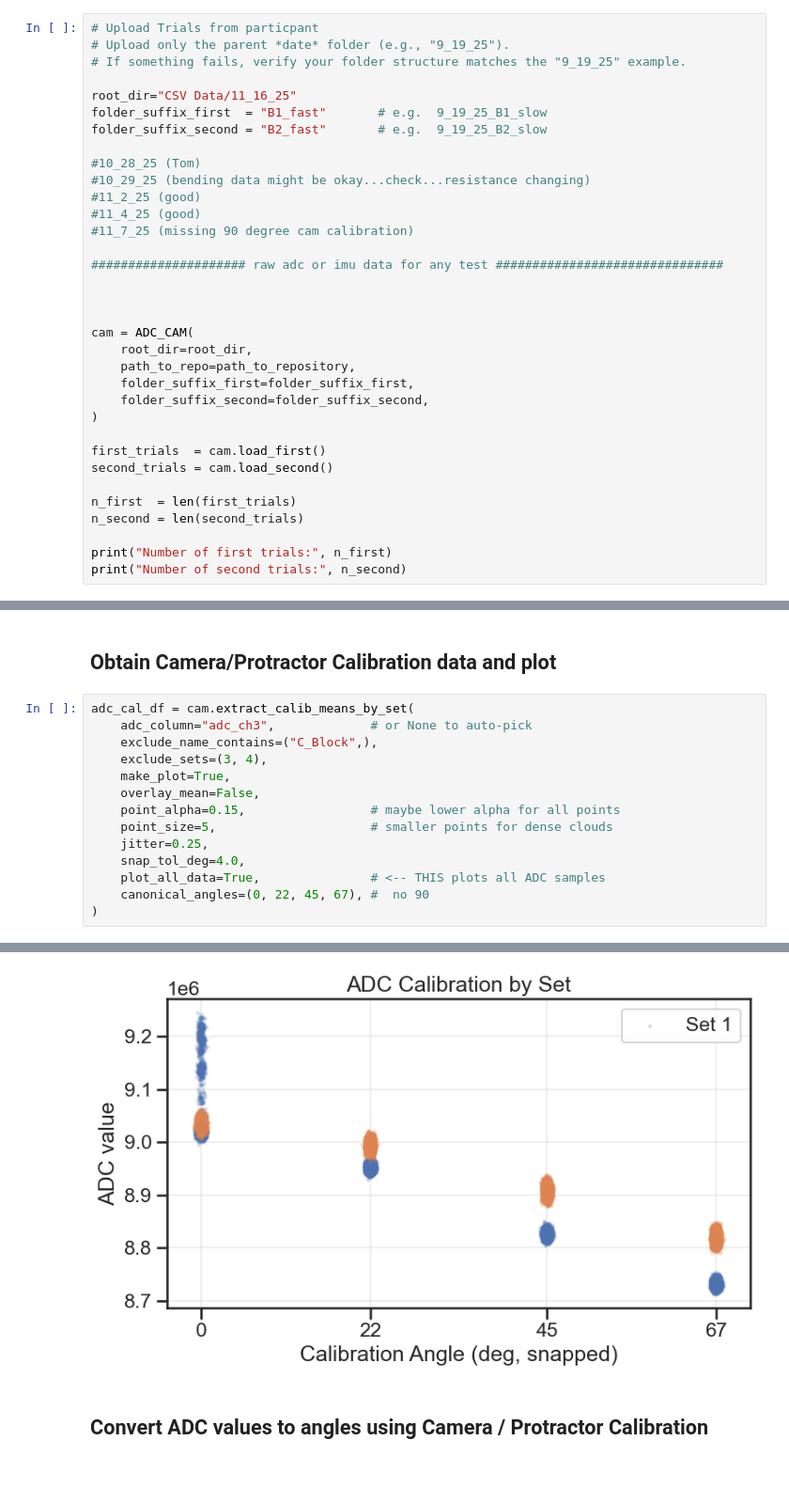
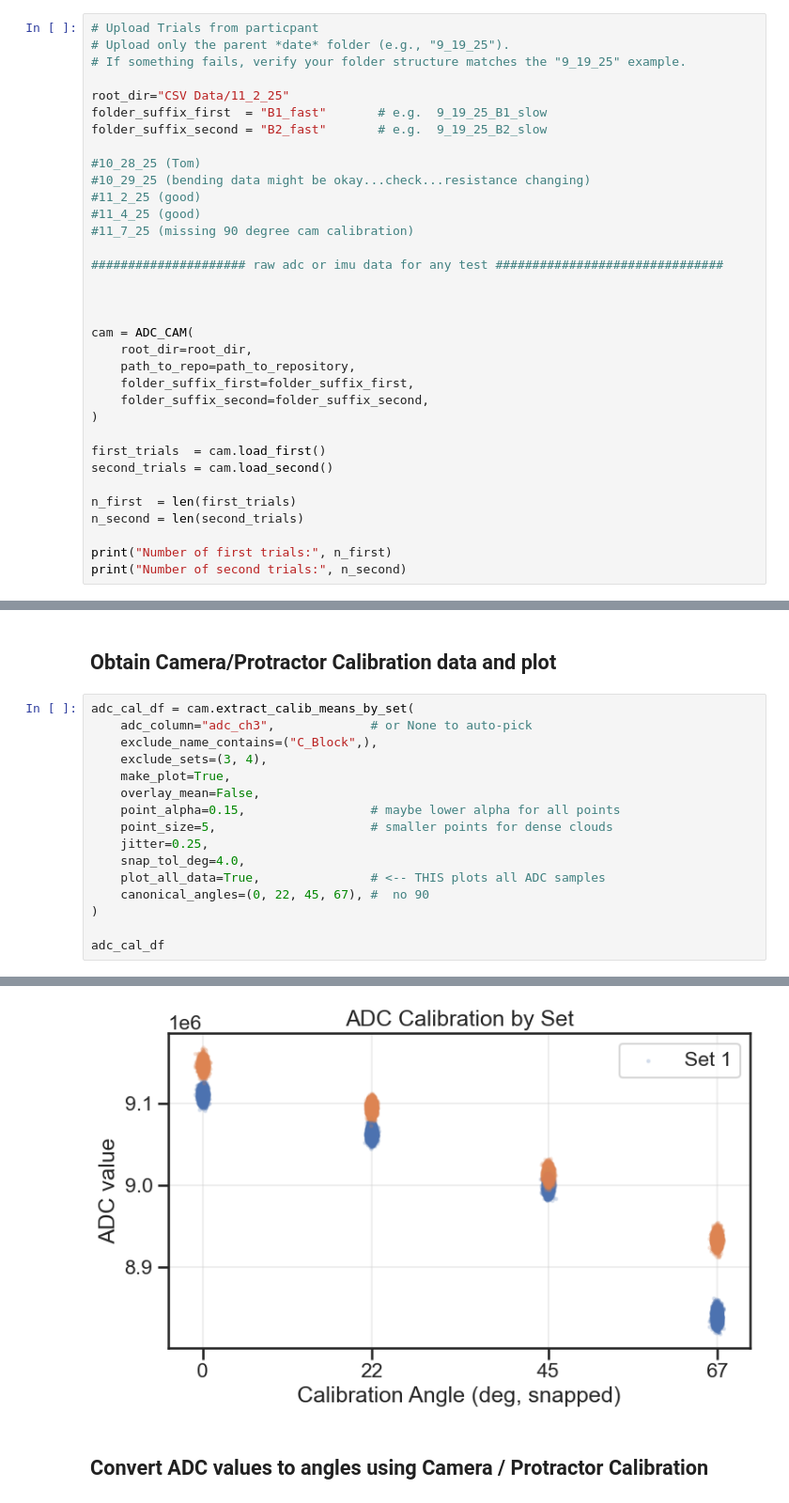
Before and after one commit to neuralengatberkeley/Strain-Sensor-, a Jupyter notebook: Code/analysis/camera_sensor_imu_analysis/adc_vs_cam.ipynb, the cells around one changed output, grey strips where cells are left out. Shown at 94% size. Saved outputs shown, nothing was run; the diff lists cells and outputs as text; blank space fills up the shorter version.

```diff
--- a/Code/analysis/camera_sensor_imu_analysis/adc_vs_cam.ipynb
+++ b/Code/analysis/camera_sensor_imu_analysis/adc_vs_cam.ipynb
@@ -20,7 +20,7 @@ import seaborn as sns
 # Upload only the parent *date* folder (e.g., "9_19_25").
 # If something fails, verify your folder structure matches the "9_19_25" example.
 
-root_dir="CSV Data/11_16_25"
+root_dir="CSV Data/11_2_25"
 folder_suffix_first  = "B1_fast"       # e.g.  9_19_25_B1_slow
 folder_suffix_second = "B2_fast"       # e.g.  9_19_25_B2_slow
 
@@ -79,4 +79,6 @@ adc_cal_df = cam.extract_calib_means_by_set(
     plot_all_data=True,               # <-- THIS plots all ADC samples
     canonical_angles=(0, 22, 45, 67), #  no 90
 )
+
+adc_cal_df
 # %% [output]
@@ -83,4 +96,4 @@ adc_cal_df = cam.extract_calib_means_by_set(
-[figure, old version]
+[figure, new version]
 # %% [markdown]
 ## Convert ADC values to angles using Camera / Protractor Calibration
 # %%
```
Also changed, not shown: parts of 3 cells of this notebook, 2 other files.
